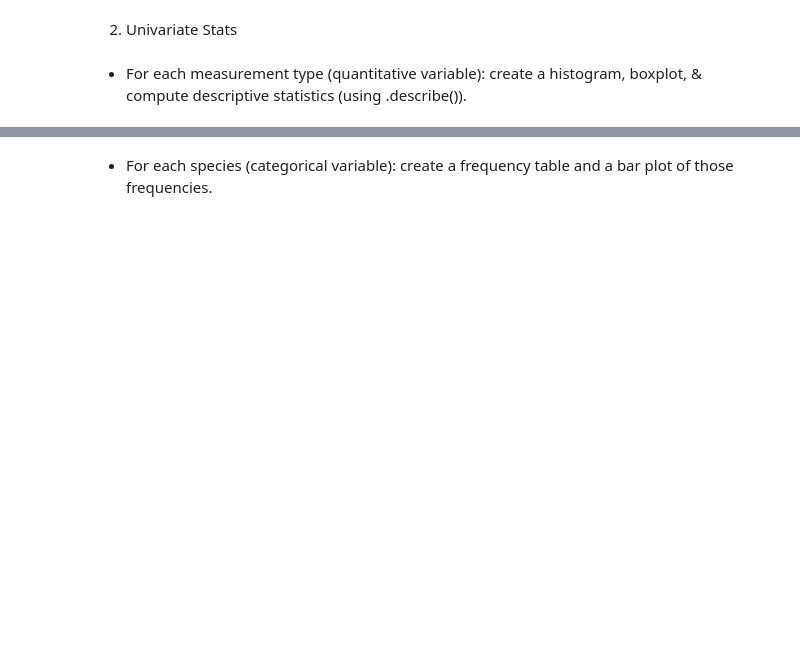
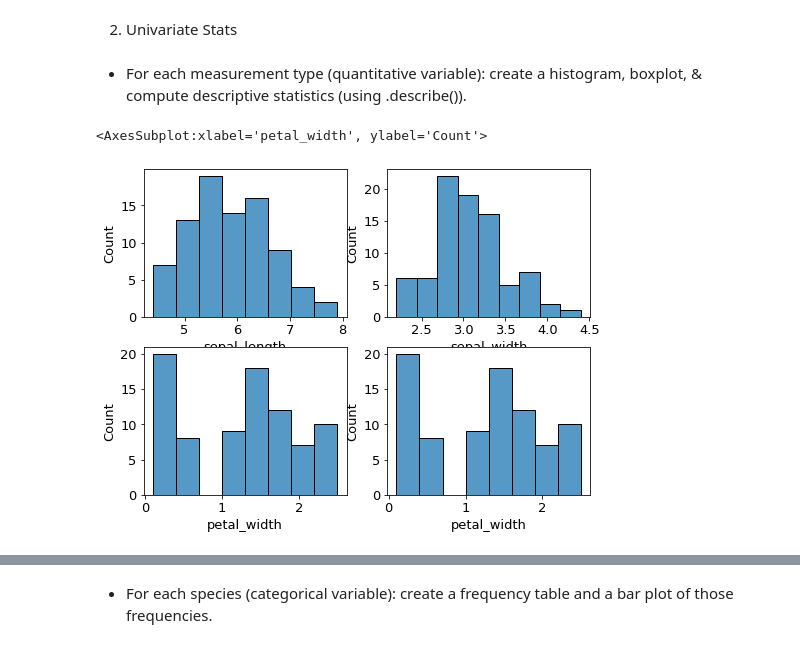
Before and after one commit to Jason-R-Turner/classification-exercises, a Jupyter notebook: classification_exercises.ipynb, the cells around one changed output, grey strips where cells are left out. Saved outputs shown, nothing was run; the diff lists cells and outputs as text; code cells hidden in the pictures; blank space fills up the shorter version.

```diff
--- a/classification_exercises.ipynb
+++ b/classification_exercises.ipynb
@@ -1013,4 +988,4 @@ parch
 # %%
-iris_df = prep_iris(iris_df)
-iris_df
+train, validate, test = prep_iris(iris_df)
+train.head()
 # %% [output]
@@ -1021,15 +1001,18 @@ AttributeError: 'tuple' object has no attribute 'drop'
 - For each measurement type (quantitative variable): create a histogram, boxplot, & compute descriptive statistics (using .describe()).
 # %%
 plt.subplot(221)
-sns.histplot(iris_df.sepal_length)
+sns.histplot(train.sepal_length)
 
 plt.subplot(222)
-sns.histplot(iris_df.sepal_width)
+sns.histplot(train.sepal_width)
 
 plt.subplot(223)
-sns.histplot(iris_df.petal_width)
+sns.histplot(train.petal_width)
 
 plt.subplot(224)
-sns.histplot(iris_df.petal_width)
+sns.histplot(train.petal_width)
+# %% [output]
+<AxesSubplot:xlabel='petal_width', ylabel='Count'>
+[figure, added]
 # %%
 plt.subplot(221)
```
Also changed, not shown: parts of 36 cells of this notebook, 1 other file.
